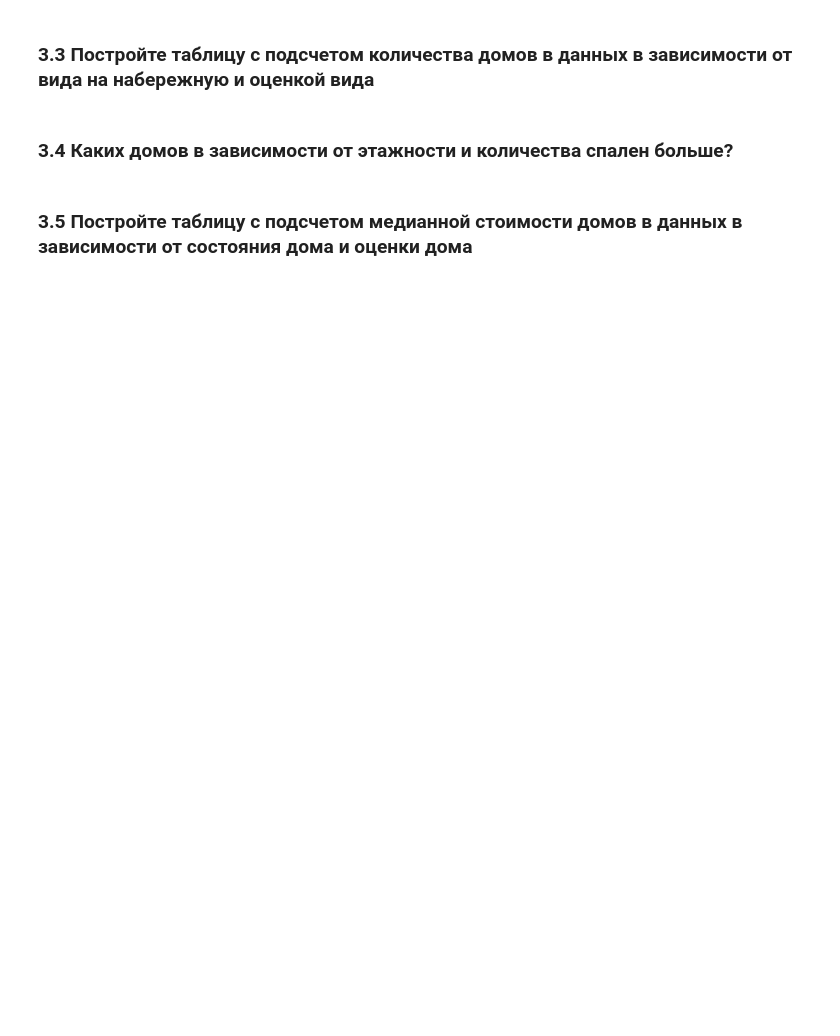
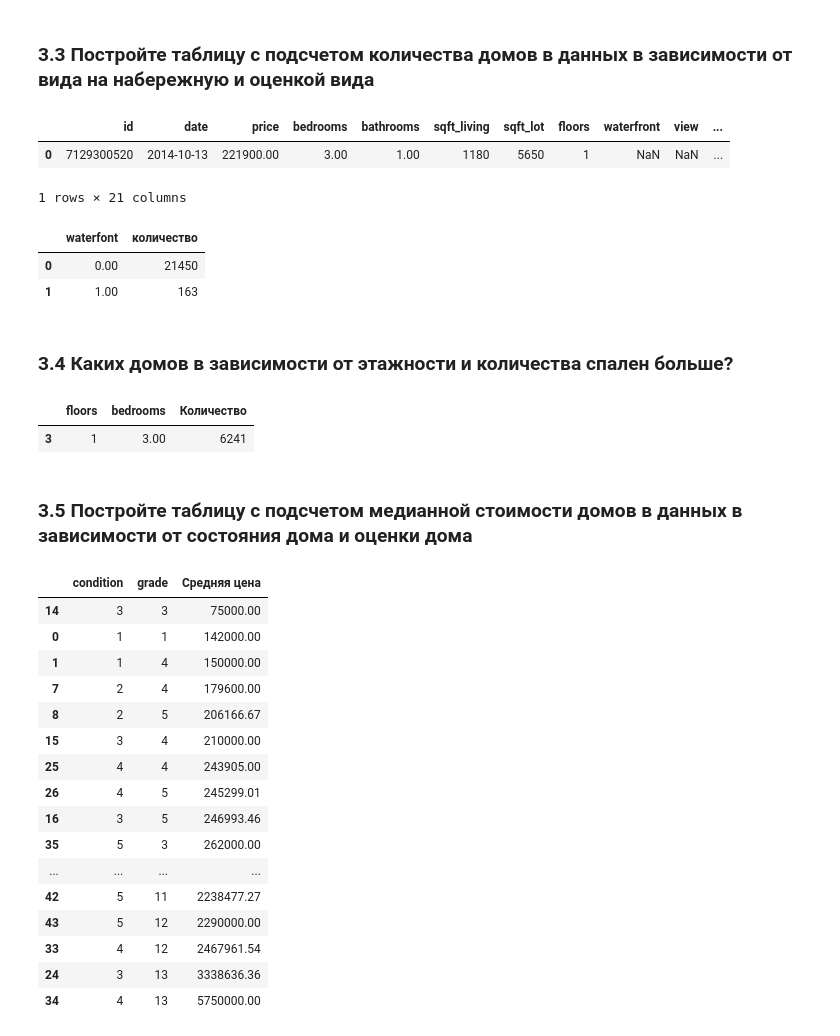
Before and after one commit to MrsMystique/python-repo, a Jupyter notebook: Homeworks/Hw_2_python.ipynb, the cells around one changed output. Cells and saved outputs as stored; diff of their text form; code cells hidden in the pictures; blank space fills up the shorter version.

```diff
--- a/Homeworks/Hw_2_python.ipynb
+++ b/Homeworks/Hw_2_python.ipynb
@@ -684,2 +708,5 @@ print(f"Такие дома в среднем имеют оценку {mean_cond
 # %% [markdown]
 1.4 Удалите признаки date, zipcode, lat, long
+# %%
+
+df = df.drop(['zipcode', 'lat', 'long'], axis=1)
@@ -717,4 +860,20 @@ house_id - это индексы датафрейма с домами*
 # %% [markdown]
 ### 3.3 Постройте таблицу с подсчетом количества домов в данных в зависимости от вида на набережную и оценкой вида
+# %%
+df.head(1)
+# %% [output]
+|  | id | date | price | bedrooms | bathrooms | sqft_living | sqft_lot | floors | waterfront | view | ... |
+| 0 | 7129300520 | 2014-10-13 | 221900.00 | 3.00 | 1.00 | 1180 | 5650 | 1 | NaN | NaN | ... |
+1 rows × 21 columns
+# %%
+df['waterfont'] = df['waterfront'].replace(np.NaN,0)
+# %%
+# группируем данные по виду на набережную и оценке вида и находим количество строк в каждой группе
+grouped_data_waterfont = df.groupby(['waterfont']).size().reset_index(name='количество')
+grouped_data_waterfont
+# %% [output]
+|  | waterfont | количество |
+| 0 | 0.00 | 21450 |
+| 1 | 1.00 | 163 |
 # %% [markdown]
 ### 3.4 Каких домов в зависимости от этажности и количества спален больше?
@@ -721,2 +883,28 @@ house_id - это индексы датафрейма с домами*
+# %%
+max_count
+# %% [output]
+|  | floors | bedrooms | Количество |
+| 3 | 1 | 3.00 | 6241 |
 # %% [markdown]
 ### 3.5 Постройте таблицу с подсчетом медианной стоимости домов в данных в зависимости от состояния дома и оценки дома
+# %%
+grouped_data_cond = df.groupby(['condition', 'grade'])['price'].mean().reset_index(name='Средняя цена')
+grouped_data_cond.sort_values('Средняя цена')
+# %% [output]
+|  | condition | grade | Средняя цена |
+| 14 | 3 | 3 | 75000.00 |
+| 0 | 1 | 1 | 142000.00 |
+| 1 | 1 | 4 | 150000.00 |
+| 7 | 2 | 4 | 179600.00 |
+| 8 | 2 | 5 | 206166.67 |
+| 15 | 3 | 4 | 210000.00 |
+| 25 | 4 | 4 | 243905.00 |
+| 26 | 4 | 5 | 245299.01 |
+| 16 | 3 | 5 | 246993.46 |
+| 35 | 5 | 3 | 262000.00 |
+| ... | ... | ... | ... |
+| 42 | 5 | 11 | 2238477.27 |
+| 43 | 5 | 12 | 2290000.00 |
+| 33 | 4 | 12 | 2467961.54 |
+| 24 | 3 | 13 | 3338636.36 |
+| 34 | 4 | 13 | 5750000.00 |
```
Also changed, not shown: parts of 17 cells of this notebook, 5 other files.
